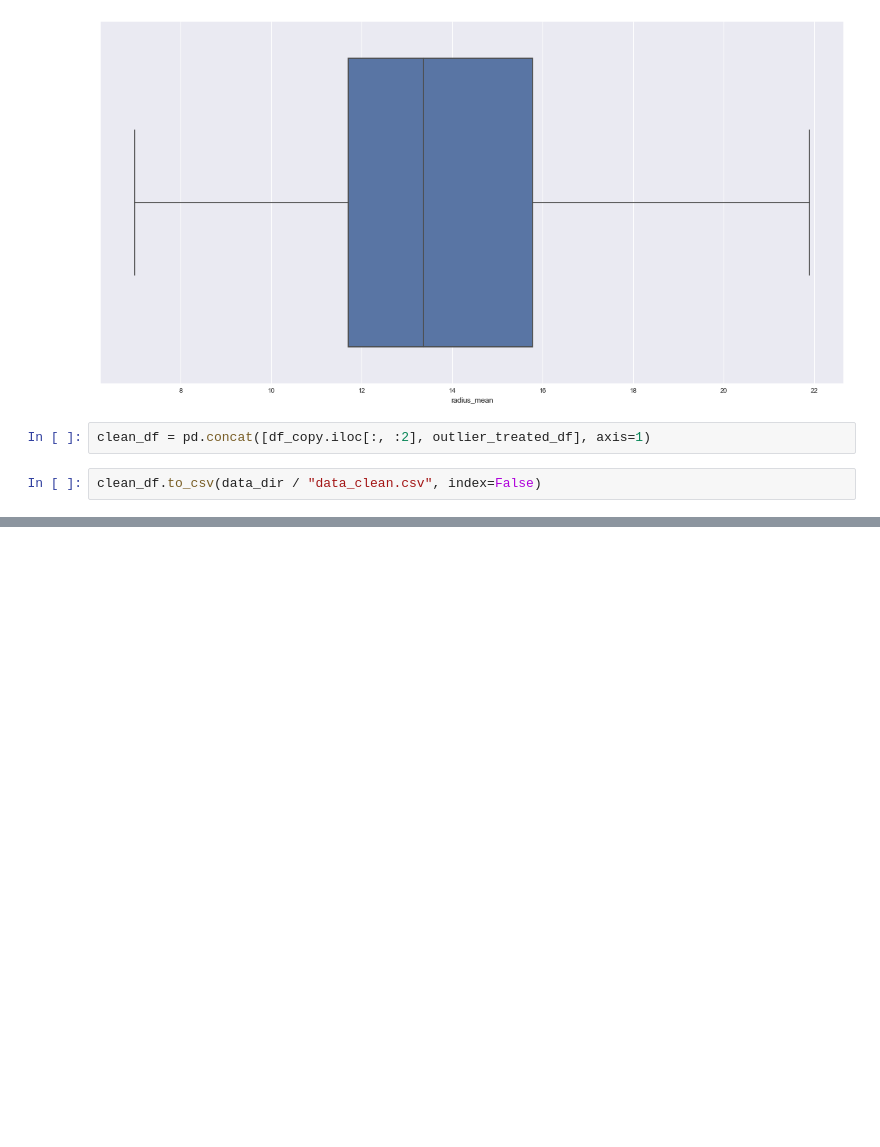
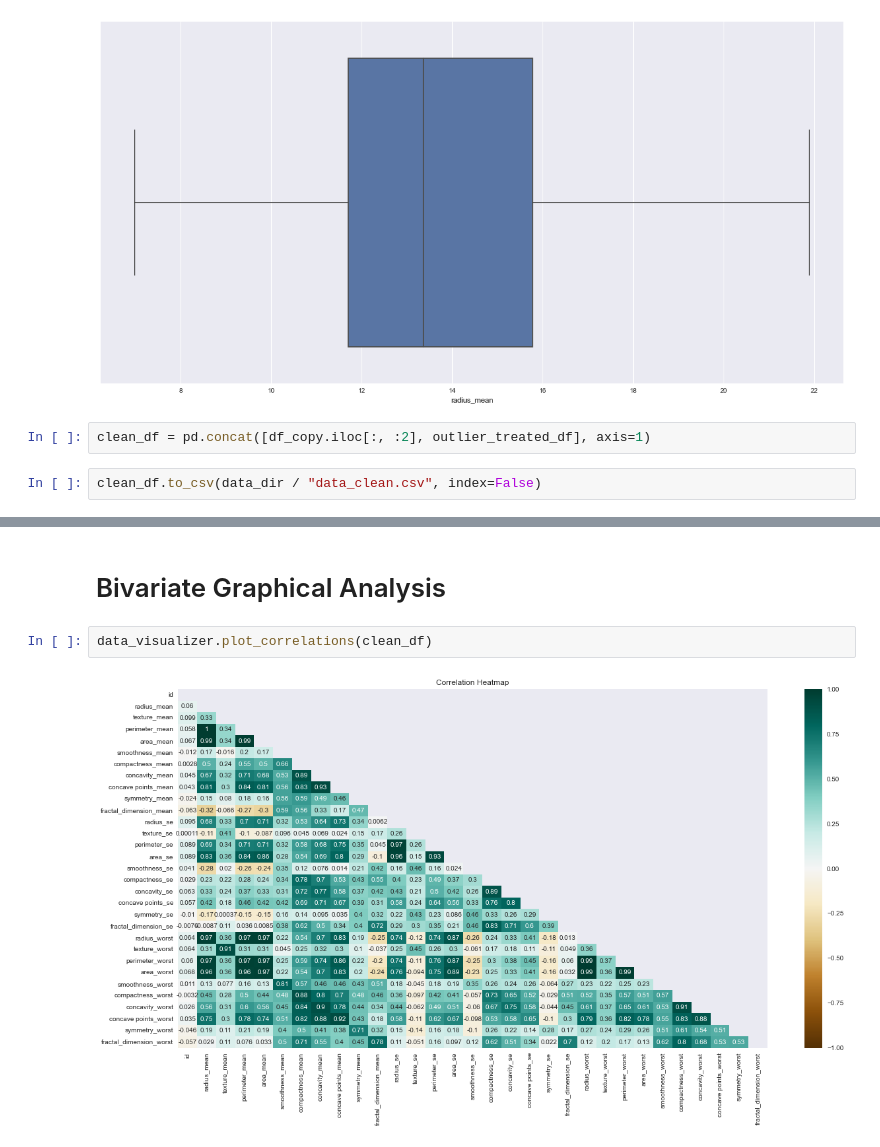
Before and after one commit to nahomfix/causal-inference, a Jupyter notebook: notebooks/eda.ipynb, the cells around one changed output, grey strips where cells are left out. Saved outputs shown, nothing was run; the diff lists cells and outputs as text; blank space fills up the shorter version.

```diff
--- a/notebooks/eda.ipynb
+++ b/notebooks/eda.ipynb
@@ -101,0 +168,6 @@ clean_df.to_csv(data_dir / "data_clean.csv", index=False)
+# %% [markdown]
+# Bivariate Graphical Analysis
+# %%
+data_visualizer.plot_correlations(clean_df)
+# %% [output]
+[figure, added]
```
Also changed, not shown: parts of 8 cells of this notebook, 1 other file.
